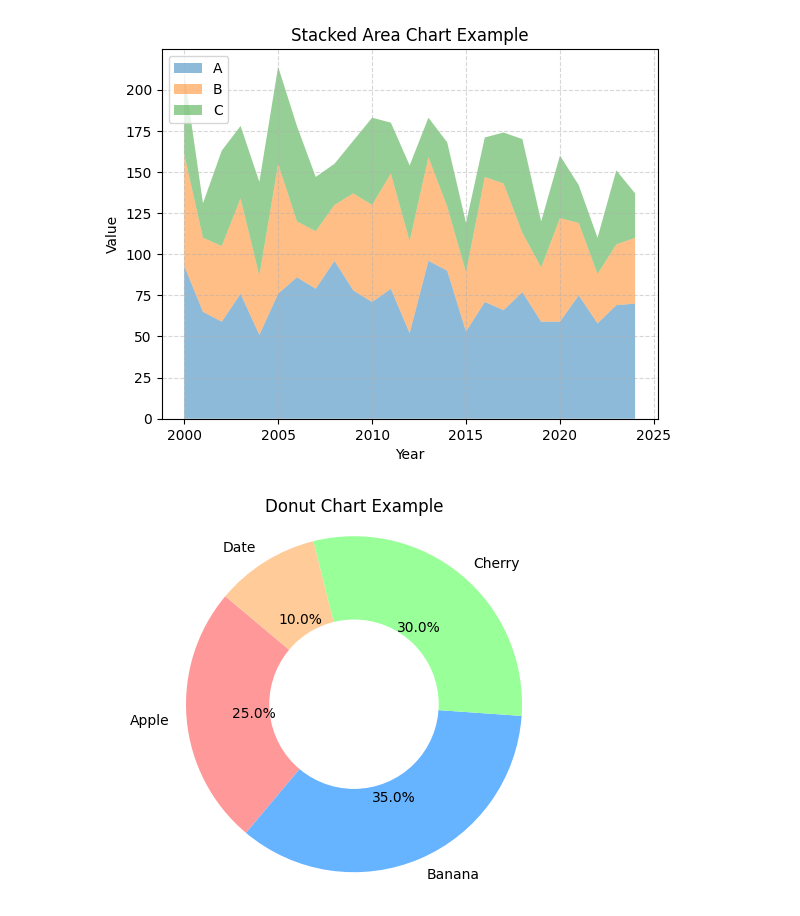
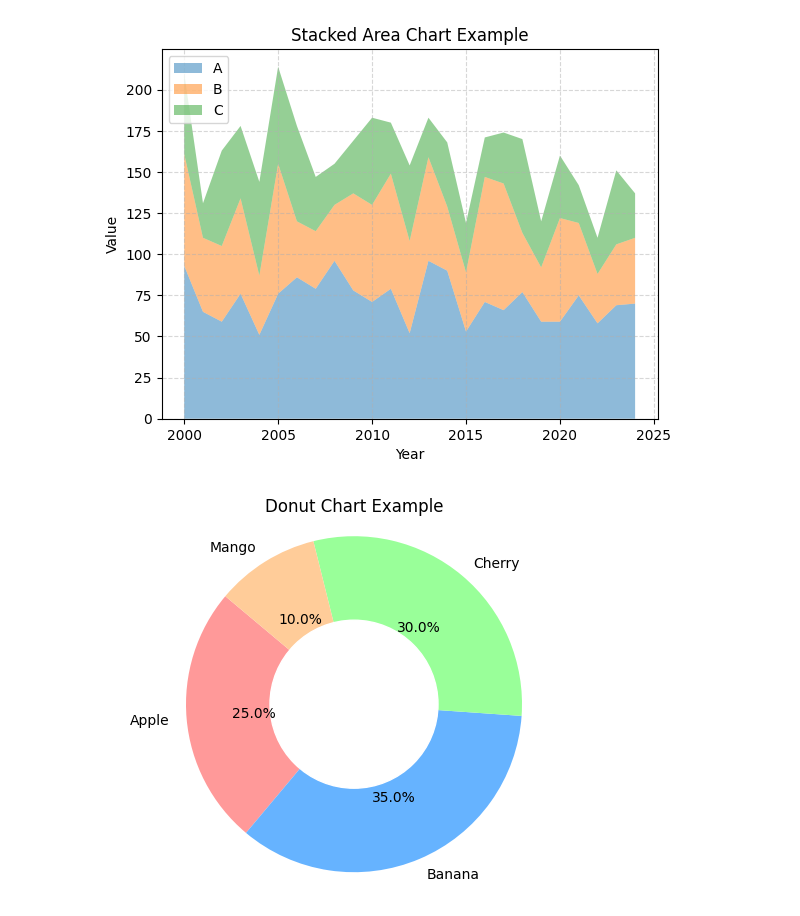
Before and after one commit to krishnaborude/matplotlib, a Jupyter notebook: sample.ipynb, the cells around one changed output. Cells and saved outputs as stored; diff of their text form; code cells hidden in the pictures.

```diff
--- a/sample.ipynb
+++ b/sample.ipynb
@@ -22,27 +18,19 @@ plt.show()
 # %% [output]
 [figure]
 # %%
-import matplotlib.pyplot as plt
-
-# Data
-labels = ['Apple', 'Banana', 'Cherry', 'Date']
+labels = ['Apple', 'Banana', 'Cherry', 'Mango']
 sizes = [25, 35, 30, 10]
 colors = ['#ff9999', '#66b3ff', '#99ff99', '#ffcc99']
 
-# Create a pie chart (donut chart)
 plt.pie(sizes, labels=labels, colors=colors, autopct='%1.1f%%', startangle=140)
+center_circle = plt.Circle((0,0), 0.5, color='white')
 
-# Add a white circle to create the donut effect
-center_circle = plt.Circle((0,0), 0.5, color='white')
 plt.gca().add_artist(center_circle)
 
-# Set aspect ratio to be equal (circular)
 plt.axis('equal')
 
-# Add title
 plt.title("Donut Chart Example")
 
-# Show the chart
 plt.show()
 # %% [output]
-[figure, old version]
+[figure, new version]
```
Also changed, not shown: parts of 1 cell of this notebook, 1 other file.
